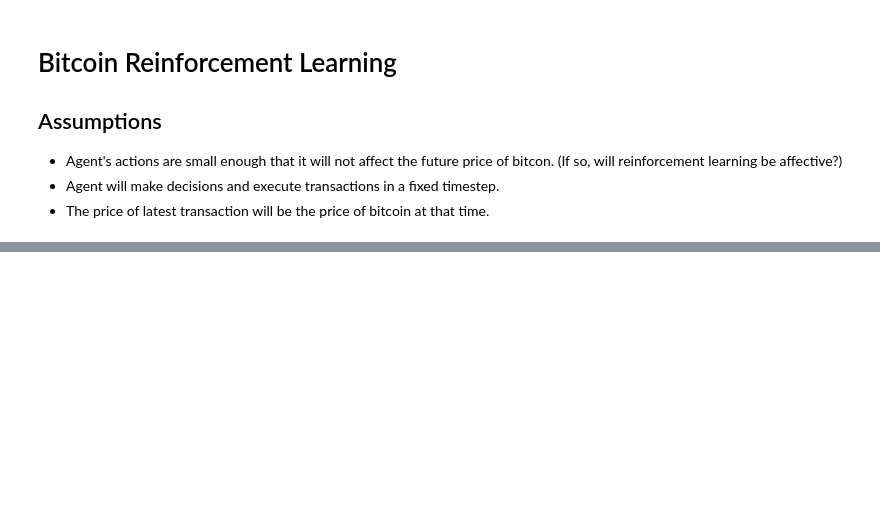
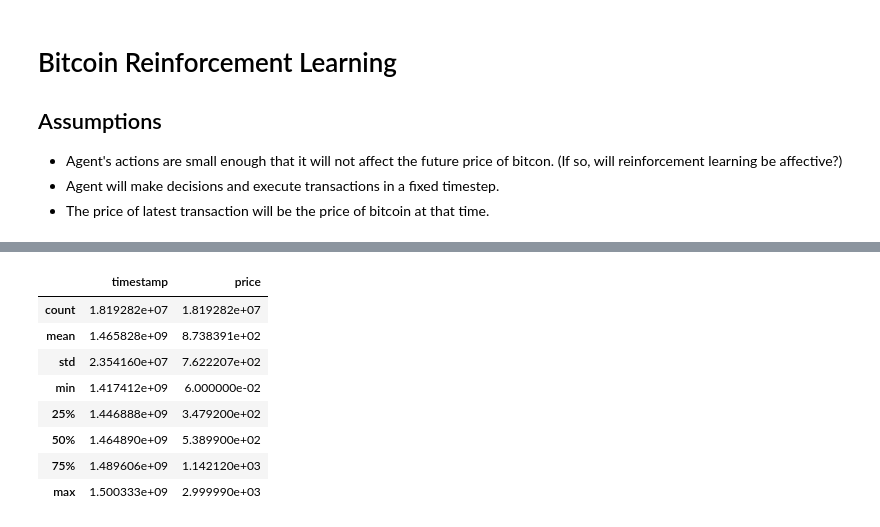
Before and after one commit to agiantwhale/btcreinforce, a Jupyter notebook: Btc reinforce.ipynb, the cells around one changed output, grey strips where cells are left out. Drawn from its saved outputs; the diff is of its cells as text; code cells hidden in the pictures; blank space fills up the shorter version.

```diff
--- a/Btc reinforce.ipynb
+++ b/Btc reinforce.ipynb
@@ -24 +43,13 @@ btc_csv = pd.read_csv("coinbaseUSD.csv", header = None, usecols = [0, 1], names
+# %%
+btc_csv.describe()
+# %% [output]
+|  | timestamp | price |
+| count | 1.819282e+07 | 1.819282e+07 |
+| mean | 1.465828e+09 | 8.738391e+02 |
+| std | 2.354160e+07 | 7.622207e+02 |
+| min | 1.417412e+09 | 6.000000e-02 |
+| 25% | 1.446888e+09 | 3.479200e+02 |
+| 50% | 1.464890e+09 | 5.389900e+02 |
+| 75% | 1.489606e+09 | 1.142120e+03 |
+| max | 1.500333e+09 | 2.999990e+03 |
 # %%
```
Also changed, not shown: parts of 7 cells of this notebook.
